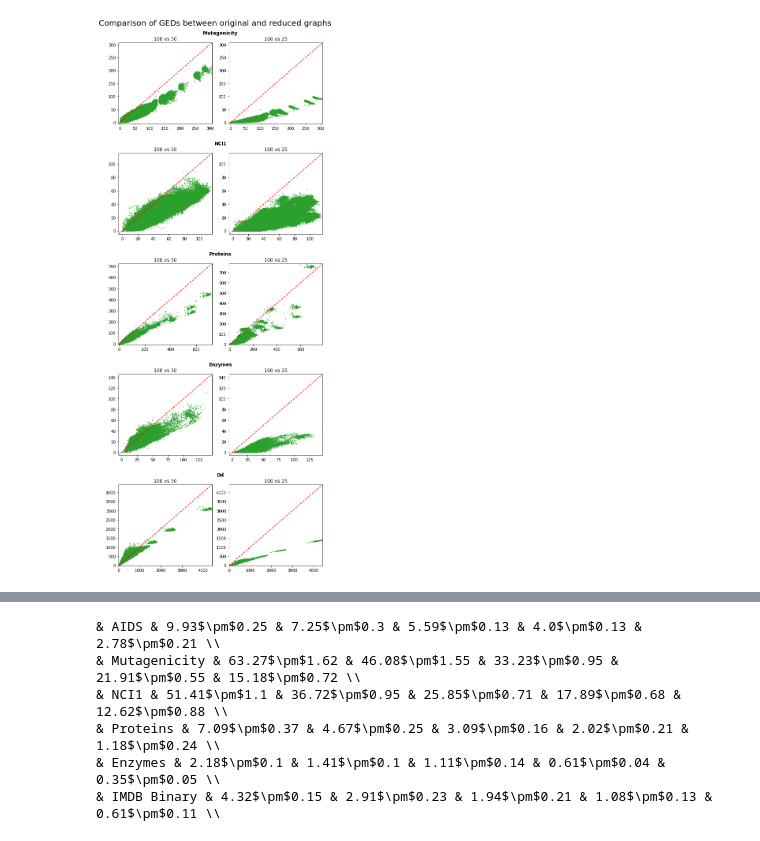
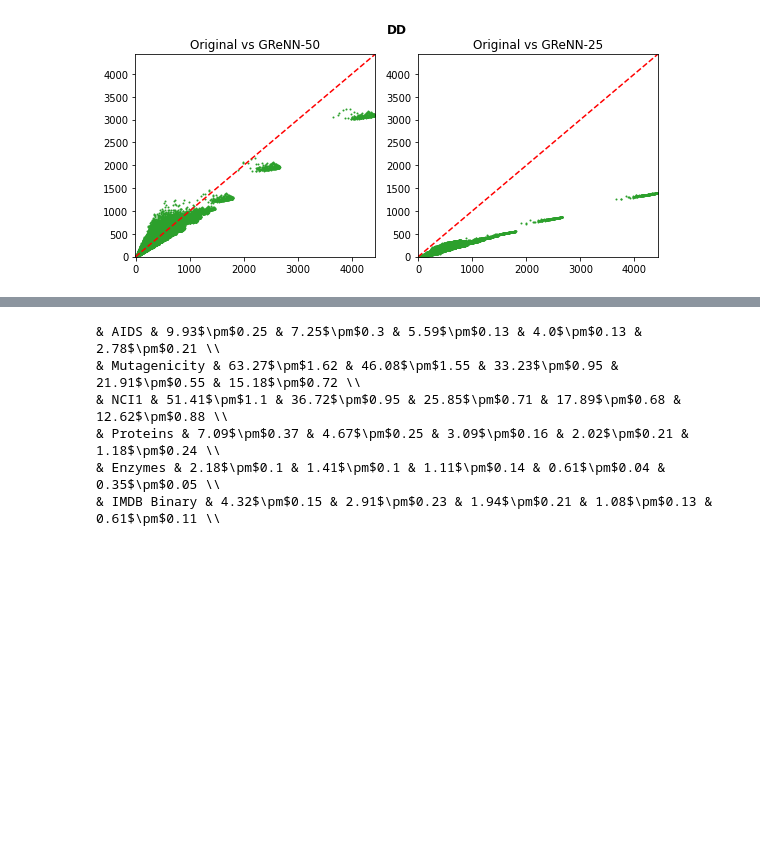
Before and after one commit to CheshireCat12/graph-matching-gnn-reduction, a Jupyter notebook: notebook/chart_analysis.ipynb, the cells around one changed output, grey strips where cells are left out. Drawn from its saved outputs; the diff is of its cells as text; code cells hidden in the pictures; blank space fills up the shorter version.

```diff
--- a/notebook/chart_analysis.ipynb
+++ b/notebook/chart_analysis.ipynb
@@ -18,11 +18,13 @@ def create_subtitle(fig: plt.Figure, grid: SubplotSpec, title: str):
     row.set_frame_on(False)
     row.axis('off')
 # %%
-datasets = [('mutagenicity', '1841'),
-            ('NCI1', '1841'),
-            ('proteins', '1841'),
-            ('enzymes', '1841'),
-            ('dd', '255'),]
+datasets = [
+    # ('mutagenicity', '1841'),
+            # ('NCI1', '1841'),
+            # ('proteins', '1841'),
+            # ('enzymes', '1841'),
+            ('dd', '255'),
+]
 
 percentage_graph = ['50', '25']  # ['50', '25']
 
@@ -34,7 +36,7 @@ fig, axs = plt.subplots(nrows=rows, ncols=cols, figsize=(4*cols, 4*rows))
 
 grid = plt.GridSpec(rows, cols)
 
-for (idx, (dataset, seed)), axes in zip(enumerate(datasets), axs):
+for (idx, (dataset, seed)), axes in zip(enumerate(datasets), [axs, None]):
     folder = f'../results/knn/{dataset}'
 
     dist_100 = np.load(f'{folder}/save_matrix_dist_100/distances/ged_dist_{seed}.npy')
@@ -42,37 +44,38 @@ for (idx, (dataset, seed)), axes in zip(enumerate(datasets), axs):
     max_100 = round(np.amax(dist_100))
 
     x = dist_100
 
-    dataset = dataset[0].capitalize() + dataset[1:]
+    # dataset = dataset[0].capitalize() + dataset[1:]
+    dataset = dataset.upper()
 
     title = f'{dataset}'
     create_subtitle(fig, grid[idx, ::], title)
 
     for percentage, ax in zip(percentage_graph, axes):
 
         dist_comparison = np.load(f'{folder}/save_matrix_dist_{percentage}/distances/ged_dist_{seed}.npy')
         dist_comparison.flatten()
         max_comparison = round(np.amax(dist_comparison))
 
-        ax.set_title(f'100 vs {percentage}')
+        ax.set_title(f'Original vs GReNN-{percentage}')
 
         y = dist_comparison
 
         ax.scatter(x.flatten(), y.flatten(), s=1, color='tab:green')
 
         transform = ax.transAxes
         line = mlines.Line2D([0, 1], [0, 1], color='red', linestyle='--')
         line.set_transform(transform)
         ax.add_line(line)
 
         ax.set(xlim=(-5, max(max_100, max_comparison)),
                ylim=(-5, max(max_100, max_comparison)))
 
-fig.suptitle(f'Comparison of GEDs between original and reduced graphs', fontsize=20)
+# fig.suptitle(f'Comparison of GEDs between original and reduced graphs', fontsize=20)
 fig.tight_layout()
 fig.savefig(f'./scatter_all.png') #, format="pdf", bbox_inches="tight")
 # %% [output]
-[figure, old version]
+[figure, new version]
 # %%
 from xmltodict import parse
 from itertools import product
```
Also changed, not shown: parts of 1 cell of this notebook, 6 other files.
